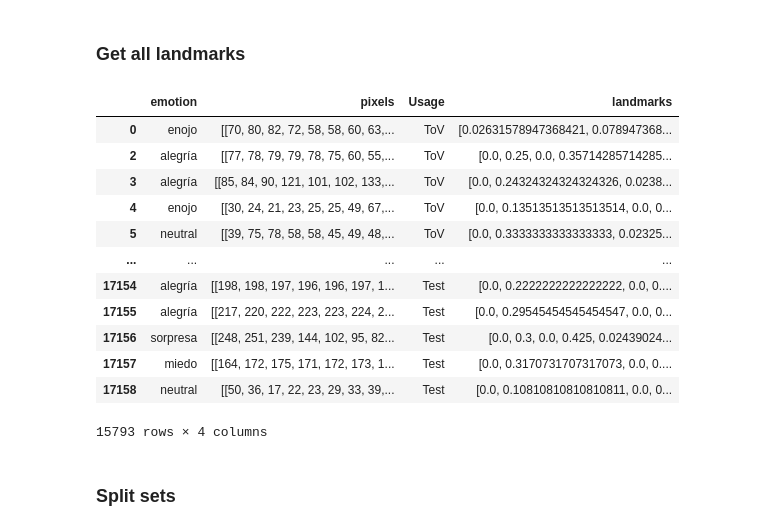
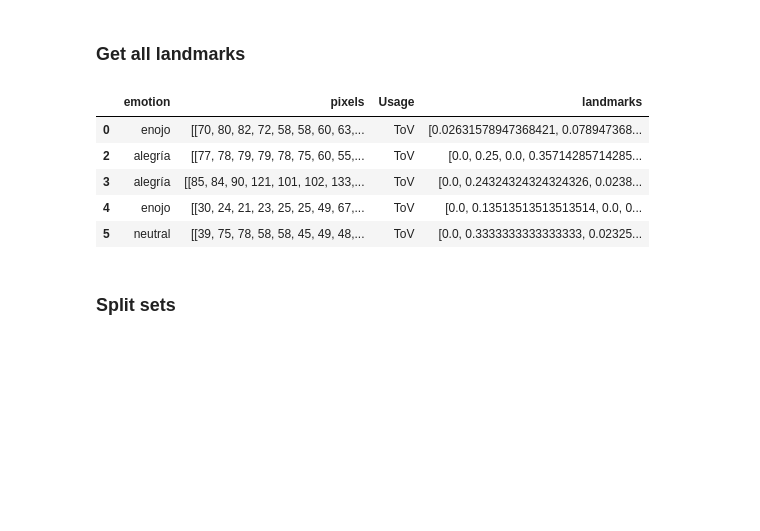
Before and after one commit to MatiasDuhalde/IIC2613-Tareas, a Jupyter notebook: T3/preguntas.ipynb, the cells around one changed output. Cells and saved outputs as stored; diff of their text form; code cells hidden in the pictures; blank space fills up the shorter version.

```diff
--- a/T3/preguntas.ipynb
+++ b/T3/preguntas.ipynb
@@ -182,21 +181,14 @@ filtered_df['landmarks'] = filtered_df['landmarks'].apply(lambda x: x[0])
 # %%
 filtered_df['landmarks'] = filtered_df['landmarks'].apply(preprocess_landmarks)
 # %%
-filtered_df
+filtered_df.head(5)
 # %% [output]
 |  | emotion | pixels | Usage | landmarks |
 | 0 | enojo | [[70, 80, 82, 72, 58, 58, 60, 63,... | ToV | [0.02631578947368421, 0.078947368... |
 | 2 | alegría | [[77, 78, 79, 79, 78, 75, 60, 55,... | ToV | [0.0, 0.25, 0.0, 0.35714285714285... |
 | 3 | alegría | [[85, 84, 90, 121, 101, 102, 133,... | ToV | [0.0, 0.24324324324324326, 0.0238... |
 | 4 | enojo | [[30, 24, 21, 23, 25, 25, 49, 67,... | ToV | [0.0, 0.13513513513513514, 0.0, 0... |
 | 5 | neutral | [[39, 75, 78, 58, 58, 45, 49, 48,... | ToV | [0.0, 0.3333333333333333, 0.02325... |
-| ... | ... | ... | ... | ... |
-| 17154 | alegría | [[198, 198, 197, 196, 196, 197, 1... | Test | [0.0, 0.2222222222222222, 0.0, 0.... |
-| 17155 | alegría | [[217, 220, 222, 223, 223, 224, 2... | Test | [0.0, 0.29545454545454547, 0.0, 0... |
-| 17156 | sorpresa | [[248, 251, 239, 144, 102, 95, 82... | Test | [0.0, 0.3, 0.0, 0.425, 0.02439024... |
-| 17157 | miedo | [[164, 172, 175, 171, 172, 173, 1... | Test | [0.0, 0.3170731707317073, 0.0, 0.... |
-| 17158 | neutral | [[50, 36, 17, 22, 23, 29, 33, 39,... | Test | [0.0, 0.10810810810810811, 0.0, 0... |
-15793 rows × 4 columns
 # %% [markdown]
 ### Split sets
 # %%
```
Also changed, not shown: parts of 43 cells of this notebook.
